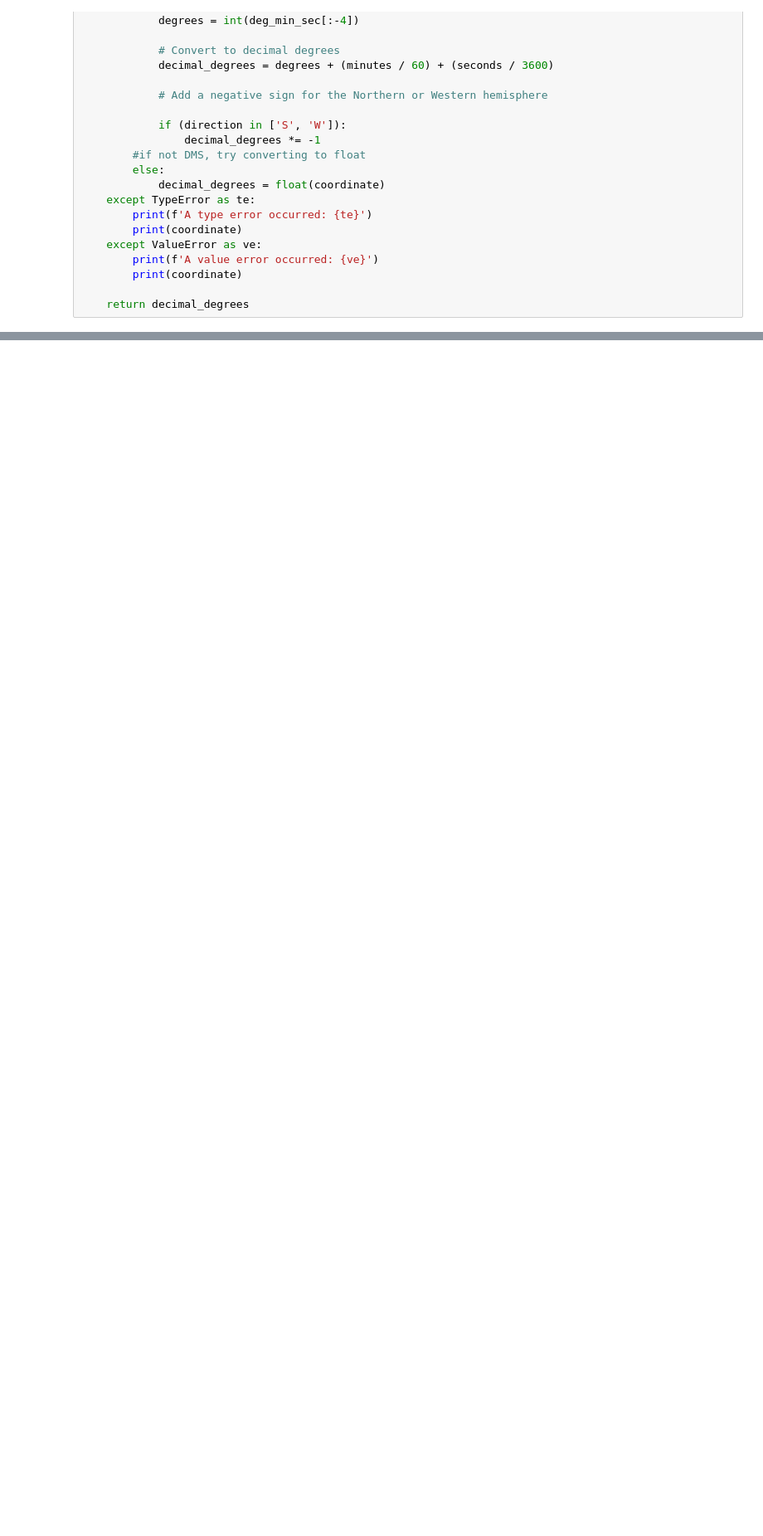
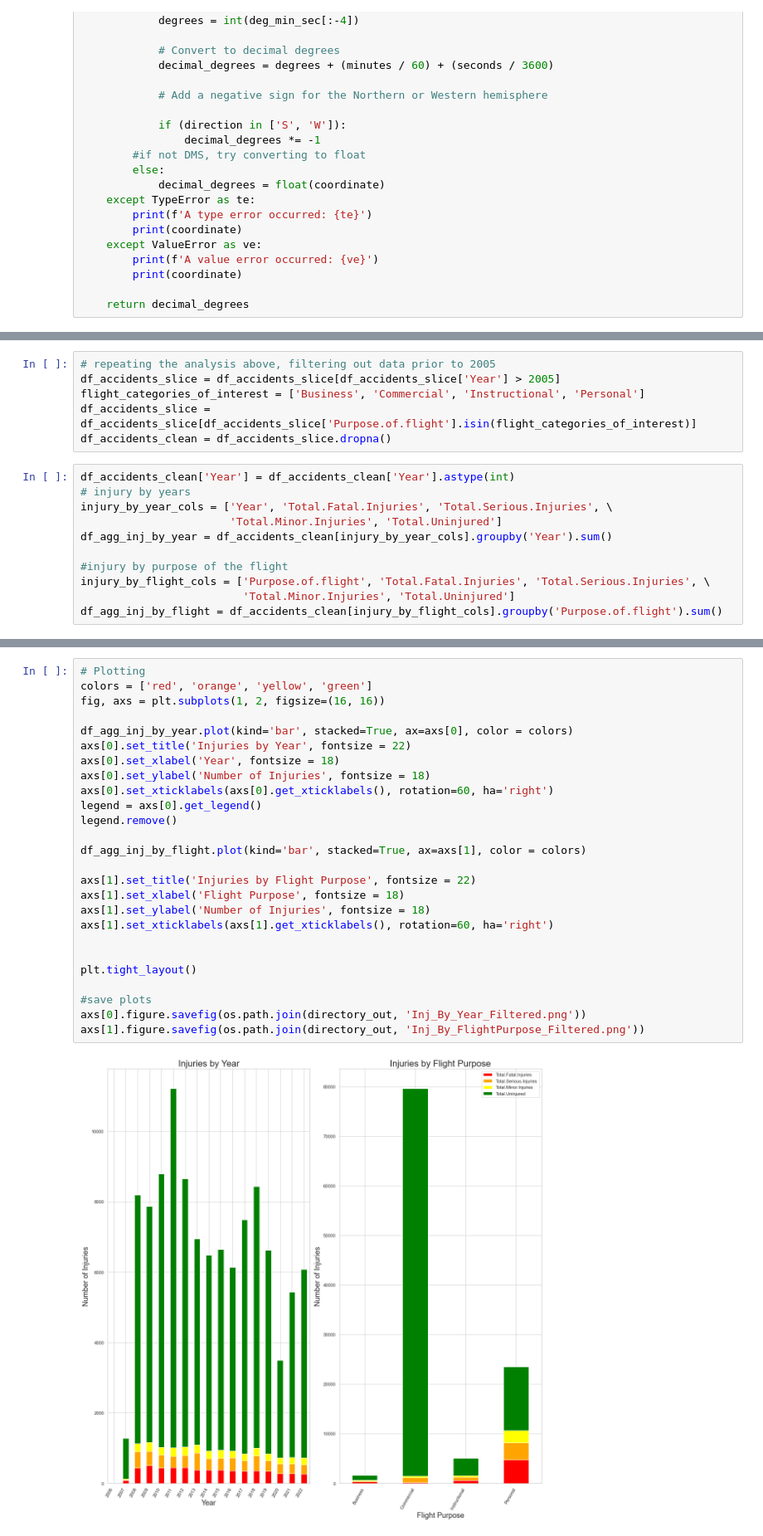
Before and after one commit to leksea/dsc-phase-1-project, a Jupyter notebook: Alexandra Yakovleva Phase 1 DS Flex Final Project.ipynb, the cells around one changed output, grey strips where cells are left out. Shown at 83% size. Drawn from its saved outputs; the diff is of its cells as text; blank space fills up the shorter version.

```diff
--- a/Alexandra Yakovleva Phase 1 DS Flex Final Project.ipynb
+++ b/Alexandra Yakovleva Phase 1 DS Flex Final Project.ipynb
@@ -422,0 +501,17 @@ Then we'll look into Plane Damage.
+# %%
+# repeating the analysis above, filtering out data prior to 2005
+df_accidents_slice = df_accidents_slice[df_accidents_slice['Year'] > 2005]
+flight_categories_of_interest = ['Business', 'Commercial', 'Instructional', 'Personal']
+df_accidents_slice = df_accidents_slice[df_accidents_slice['Purpose.of.flight'].isin(flight_categories_of_interest)]
+df_accidents_clean = df_accidents_slice.dropna()
+# %%
+df_accidents_clean['Year'] = df_accidents_clean['Year'].astype(int)
+# injury by years
+injury_by_year_cols = ['Year', 'Total.Fatal.Injuries', 'Total.Serious.Injuries', \
+                       'Total.Minor.Injuries', 'Total.Uninjured']
+df_agg_inj_by_year = df_accidents_clean[injury_by_year_cols].groupby('Year').sum()
+
+#injury by purpose of the flight
+injury_by_flight_cols = ['Purpose.of.flight', 'Total.Fatal.Injuries', 'Total.Serious.Injuries', \
+                         'Total.Minor.Injuries', 'Total.Uninjured']
+df_agg_inj_by_flight = df_accidents_clean[injury_by_flight_cols].groupby('Purpose.of.flight').sum()
@@ -422,0 +524,28 @@ Then we'll look into Plane Damage.
+# %%
+# Plotting
+colors = ['red', 'orange', 'yellow', 'green']
+fig, axs = plt.subplots(1, 2, figsize=(16, 16))
+
+df_agg_inj_by_year.plot(kind='bar', stacked=True, ax=axs[0], color = colors)
+axs[0].set_title('Injuries by Year', fontsize = 22)
+axs[0].set_xlabel('Year', fontsize = 18)
+axs[0].set_ylabel('Number of Injuries', fontsize = 18)
+axs[0].set_xticklabels(axs[0].get_xticklabels(), rotation=60, ha='right')
+legend = axs[0].get_legend()
+legend.remove()
+
+df_agg_inj_by_flight.plot(kind='bar', stacked=True, ax=axs[1], color = colors)
+
+axs[1].set_title('Injuries by Flight Purpose', fontsize = 22)
+axs[1].set_xlabel('Flight Purpose', fontsize = 18)
+axs[1].set_ylabel('Number of Injuries', fontsize = 18)
+axs[1].set_xticklabels(axs[1].get_xticklabels(), rotation=60, ha='right')
+
+
+plt.tight_layout()
+
+#save plots
+axs[0].figure.savefig(os.path.join(directory_out, 'Inj_By_Year_Filtered.png'))
+axs[1].figure.savefig(os.path.join(directory_out, 'Inj_By_FlightPurpose_Filtered.png'))
+# %% [output]
+[figure, added]
```
Also changed, not shown: parts of 35 cells of this notebook, 9 other files.
